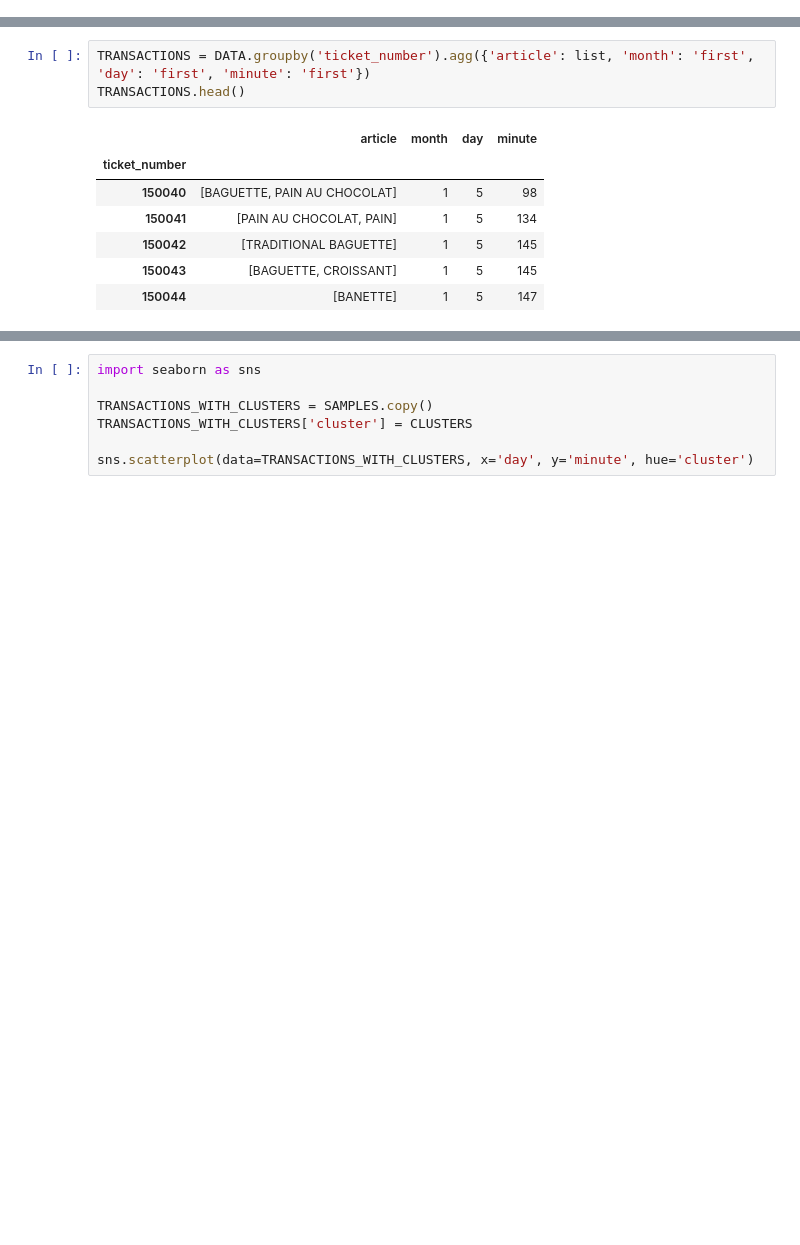
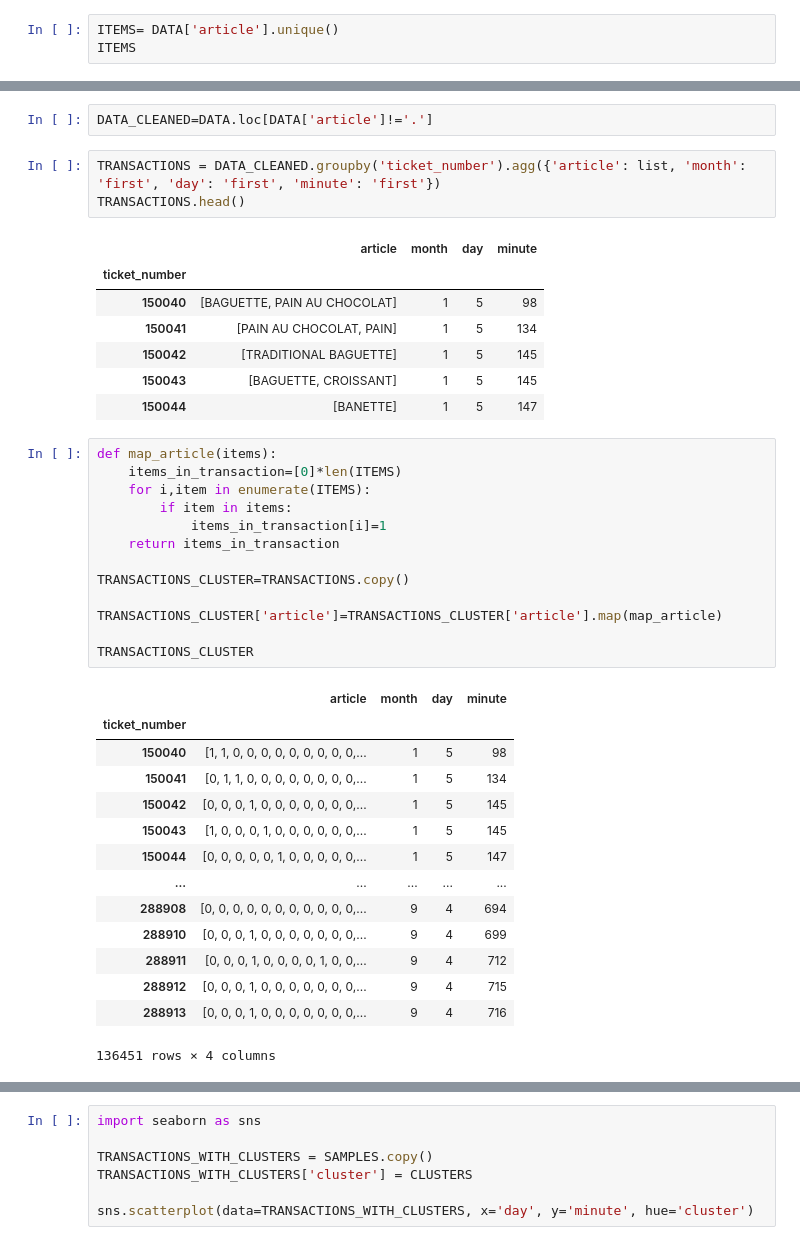
Before and after one commit to 1kjo/dbdm, a Jupyter notebook: clustering.ipynb, the cells around one changed output, grey strips where cells are left out. Drawn from its saved outputs; the diff is of its cells as text; blank space fills up the shorter version.

```diff
--- a/clustering.ipynb
+++ b/clustering.ipynb
@@ -16,3 +16,6 @@ DATA.head()
 | 2 | 150041 | PAIN AU CHOCOLAT | 1 | 5 | 134 |
 | 3 | 150041 | PAIN | 1 | 5 | 134 |
 | 4 | 150042 | TRADITIONAL BAGUETTE | 1 | 5 | 145 |
+# %%
+ITEMS= DATA['article'].unique()
+ITEMS
@@ -19,5 +40,7 @@ DATA.head()
+# %%
+DATA_CLEANED=DATA.loc[DATA['article']!='.']
 # %%
-TRANSACTIONS = DATA.groupby('ticket_number').agg({'article': list, 'month': 'first', 'day': 'first', 'minute': 'first'})
+TRANSACTIONS = DATA_CLEANED.groupby('ticket_number').agg({'article': list, 'month': 'first', 'day': 'first', 'minute': 'first'})
 TRANSACTIONS.head()
 # %% [output]
 |  | article | month | day | minute |
@@ -27,5 +50,33 @@ TRANSACTIONS.head()
 | 150042 | [TRADITIONAL BAGUETTE] | 1 | 5 | 145 |
 | 150043 | [BAGUETTE, CROISSANT] | 1 | 5 | 145 |
 | 150044 | [BANETTE] | 1 | 5 | 147 |
+# %%
+def map_article(items):
+    items_in_transaction=[0]*len(ITEMS)
+    for i,item in enumerate(ITEMS):
+        if item in items:
+            items_in_transaction[i]=1
+    return items_in_transaction
+
+TRANSACTIONS_CLUSTER=TRANSACTIONS.copy()
+
+TRANSACTIONS_CLUSTER['article']=TRANSACTIONS_CLUSTER['article'].map(map_article)
+
+TRANSACTIONS_CLUSTER
+# %% [output]
+|  | article | month | day | minute |
+| ticket_number |  |  |  |  |
+| 150040 | [1, 1, 0, 0, 0, 0, 0, 0, 0, 0, 0,... | 1 | 5 | 98 |
+| 150041 | [0, 1, 1, 0, 0, 0, 0, 0, 0, 0, 0,... | 1 | 5 | 134 |
+| 150042 | [0, 0, 0, 1, 0, 0, 0, 0, 0, 0, 0,... | 1 | 5 | 145 |
+| 150043 | [1, 0, 0, 0, 1, 0, 0, 0, 0, 0, 0,... | 1 | 5 | 145 |
+| 150044 | [0, 0, 0, 0, 0, 1, 0, 0, 0, 0, 0,... | 1 | 5 | 147 |
+| ... | ... | ... | ... | ... |
+| 288908 | [0, 0, 0, 0, 0, 0, 0, 0, 0, 0, 0,... | 9 | 4 | 694 |
+| 288910 | [0, 0, 0, 1, 0, 0, 0, 0, 0, 0, 0,... | 9 | 4 | 699 |
+| 288911 | [0, 0, 0, 1, 0, 0, 0, 0, 1, 0, 0,... | 9 | 4 | 712 |
+| 288912 | [0, 0, 0, 1, 0, 0, 0, 0, 0, 0, 0,... | 9 | 4 | 715 |
+| 288913 | [0, 0, 0, 1, 0, 0, 0, 0, 0, 0, 0,... | 9 | 4 | 716 |
+136451 rows × 4 columns
 # %%
 import math
```
Also changed, not shown: parts of 3 cells of this notebook, 1 other file.
